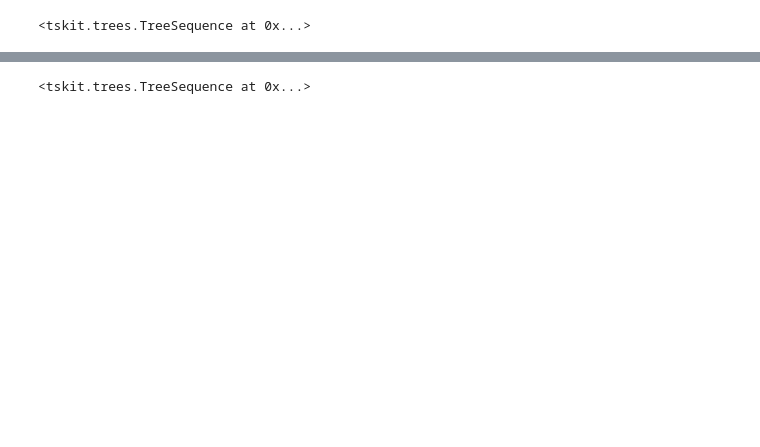
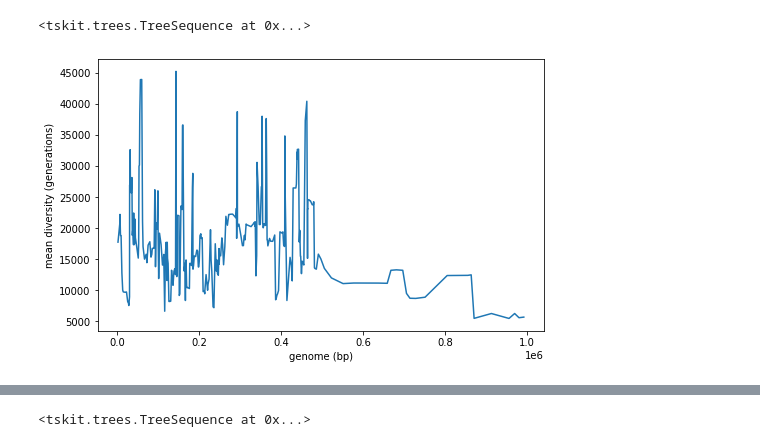
Before and after one commit to petrelharp/evolution_2021, a Jupyter notebook: examples/examples.ipynb, the cells around one changed output, grey strips where cells are left out. Cells and saved outputs as stored; diff of their text form; code cells hidden in the pictures; blank space fills up the shorter version.

```diff
--- a/examples/examples.ipynb
+++ b/examples/examples.ipynb
@@ -18,12 +85,17 @@ ts
 # %%
 recomb_map = msprime.RateMap(
-    position=[0, 5e6, 10e6],
+    position=[0, 0.5e6, 1e6],
     rate=[1e-8, 1e-9])
 ts = msprime.sim_ancestry(
-    samples=500,
+    samples=20,
     population_size=4000,
     recombination_rate=recomb_map,
+    random_seed=456,
 )
 ts
 # %% [output]
 <tskit.trees.TreeSequence at 0x...>
+# %%
+plot_diversity(ts);
+# %% [output]
+[figure, added]
```
Also changed, not shown: parts of 56 cells of this notebook, 1 other file.
